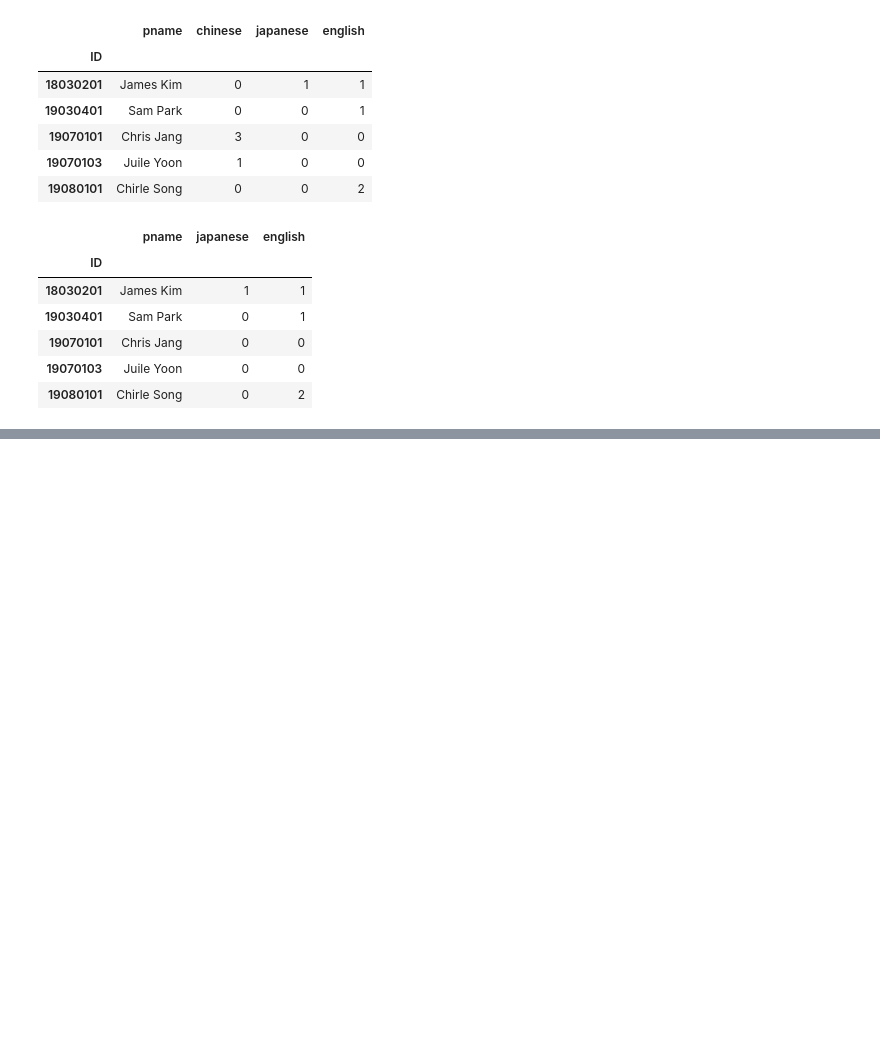
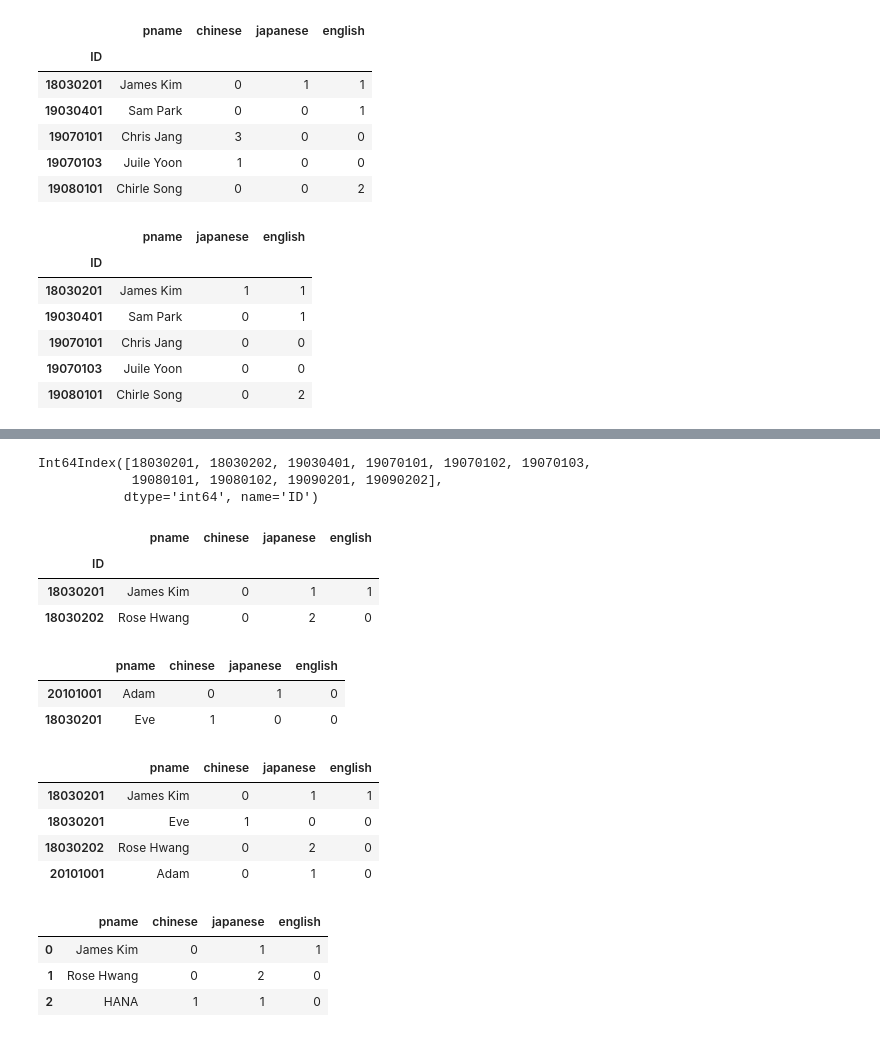
Before and after one commit to steve-park/data-engineering, a Jupyter notebook: pandas-숙제.ipynb, the cells around one changed output, grey strips where cells are left out. Cells and saved outputs as stored; diff of their text form; code cells hidden in the pictures; blank space fills up the shorter version.

Commit message:
03/03 pandas 학습 3일차

```diff
--- a/pandas-숙제.ipynb
+++ b/pandas-숙제.ipynb
@@ -597,0 +600,10 @@ df2.head()
+# %%
+import pandas as pd
+import numpy as np
+import shelve
+
+with shelve.open('./data/mysample') as mys:
+    df = mys['sample3']
+
+df.sort_index()
+df.head()
@@ -597,0 +618,53 @@ df2.head()
+# %%
+# df.index를 출력하여 df의 index dtype을 확인한다
+df.index
+# %% [output]
+Int64Index([18030201, 18030202, 19030401, 19070101, 19070102, 19070103,
+            19080101, 19080102, 19090201, 19090202],
+           dtype='int64', name='ID')
+# %%
+# index에서 18로 시작하고, columns에서 'pname', 'chinese', 'japanese', 'english' 를 선택하여 df1이라는 이름을 붙인다.
+# index에서 앞의 6글자는 날짜를 의미하고 마지막 2글자는 일련번호이다
+# df1 = df.loc[(df.index // 1000000 == 18), ['pname', 'chinese', 'japanese', 'english']]
+df1 = df.loc[18010100:18123199, ['pname', 'chinese', 'japanese', 'english']]
+df1
+# %% [output]
+|  | pname | chinese | japanese | english |
+| ID |  |  |  |  |
+| 18030201 | James Kim | 0 | 1 | 1 |
+| 18030202 | Rose Hwang | 0 | 2 | 0 |
+# %%
+df2 = pd.DataFrame({'pname' : ['Adam', 'Eve'],
+                    'chinese' : [0, 1],
+                    'japanese' : [1, 0],
+                    'english' : [0, 0] },
+                    index = [20101001, 18030201])
+df2
+# %% [output]
+|  | pname | chinese | japanese | english |
+| 20101001 | Adam | 0 | 1 | 0 |
+| 18030201 | Eve | 1 | 0 | 0 |
+# %%
+# df1 뒤에 df2를 추가하여 df3을 생성한다
+# df3 = df1.append(df2)
+df3 = pd.concat([df1, df2])
+# df3의 index를 정렬한다
+df3 = df3.sort_index()
+df3
+# %% [output]
+|  | pname | chinese | japanese | english |
+| 18030201 | James Kim | 0 | 1 | 1 |
+| 18030201 | Eve | 1 | 0 | 0 |
+| 18030202 | Rose Hwang | 0 | 2 | 0 |
+| 20101001 | Adam | 0 | 1 | 0 |
+# %%
+# df1 뒤에 'pname' : 'HAHA', 'chinese' : 1, 'japanese' : 1, 'english' : 0 의 데이터를
+# 추가하여 df4를 생성한다.
+# dict를 사용하여 추가하고, ignore_index = True로 할 것
+df4 = df1.append({'pname': 'HANA', 'chinese': 1, 'japanese': 1, 'english':0}, ignore_index=True)
+df4
+# %% [output]
+|  | pname | chinese | japanese | english |
+| 0 | James Kim | 0 | 1 | 1 |
+| 1 | Rose Hwang | 0 | 2 | 0 |
+| 2 | HANA | 1 | 1 | 0 |
```
Also changed, not shown: parts of 2 cells of this notebook, 1 other file.
